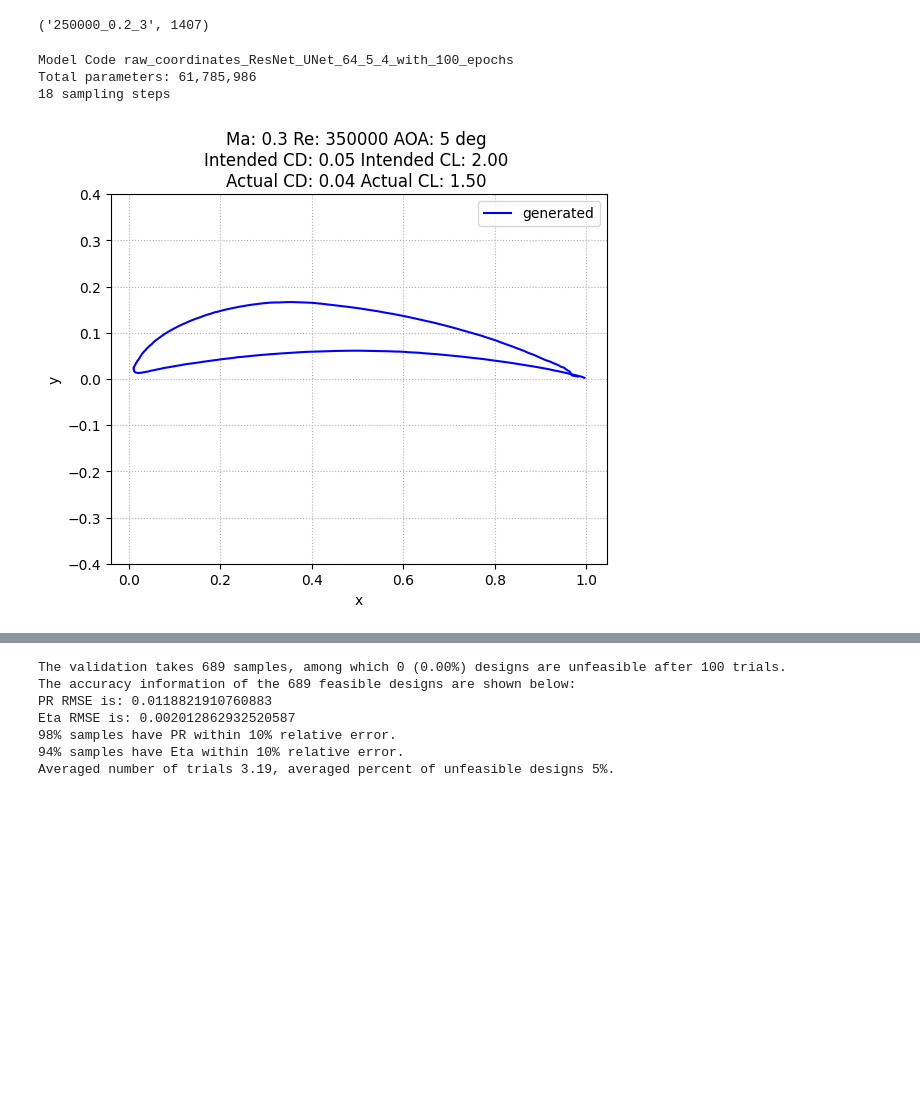
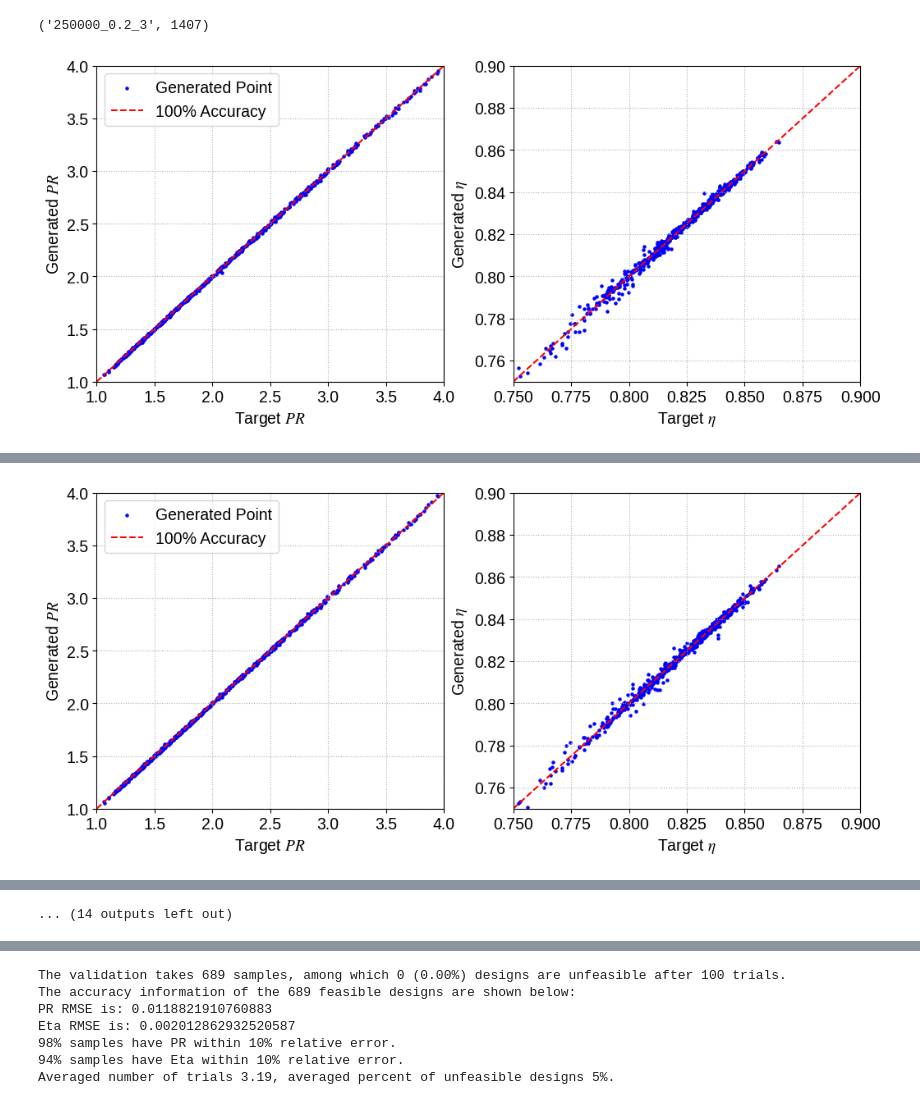
Before and after one commit to Yingfangeng/Diffusion_based_2DAirfoil_Generation, a Jupyter notebook: model_deployment.ipynb, the cells around one changed output, grey strips where cells are left out. Saved outputs shown, nothing was run; the diff lists cells and outputs as text; code cells hidden in the pictures; blank space fills up the shorter version.

Commit message:
sync for hpc training again

```diff
--- a/model_deployment.ipynb
+++ b/model_deployment.ipynb
@@ -522,10 +547,7 @@ find_the_most_popular_flow_condition_1D()
 find_the_most_popular_flow_condition()
 # %% [output]
 ('250000_0.2_3', 1407)
-# %%
-model_deployment(mode = 'test', model_config_path='mdl_hyperparams/raw_coords_conv1d_deep_unet.yaml', sample_number=None, AOA=5, Ma=0.3, Re=350000, CL=2, CD=0.05, num_steps=18)
-# %% [output]
-Model Code raw_coordinates_ResNet_UNet_64_5_4_with_100_epochs
-Total parameters: 61,785,986
-18 sampling steps
-[figure, removed]
+# %%
+training_data_reduction_plot()
+# %% [output]
+[figure, added]
@@ -531,0 +555 @@ Total parameters: 61,785,986
+[figure, added]
@@ -532 +565,2 @@ Total parameters: 61,785,986
+... (14 outputs left out)
 # %%
```
Also changed, not shown: parts of 5 cells of this notebook, 6 other files.
